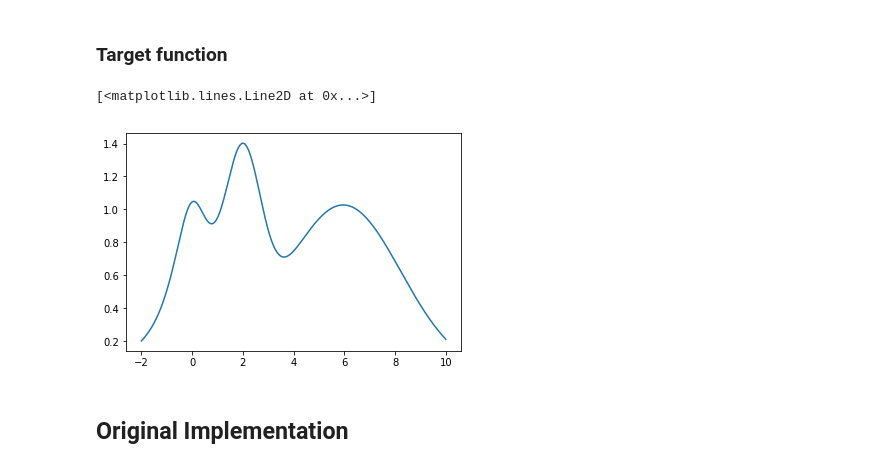
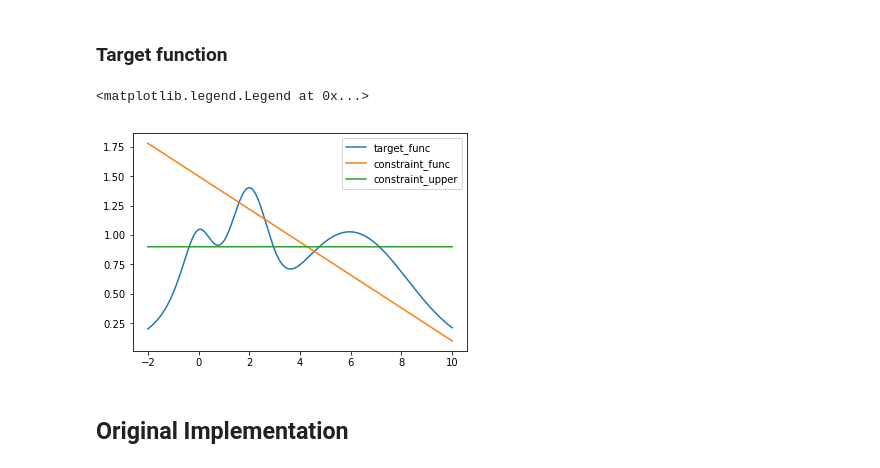
Before and after one commit to Hyperpilotio/analyzer, a Jupyter notebook: analyzer/acquisition_comparison.ipynb, the cells around one changed output. Drawn from its saved outputs; the diff is of its cells as text; code cells hidden in the pictures.

```diff
--- a/analyzer/acquisition_comparison.ipynb
+++ b/analyzer/acquisition_comparison.ipynb
@@ -53,12 +116,21 @@ def plot_gp(gp, x, y, util):
 # %%
 def target(x):
     return np.exp(-(x - 2)**2) + np.exp(-(x - 6)**2/10) + 1/ (x**2 + 1)
+
+def constraint_func(x):
+    return -0.14*x + 1.5
 # %%
 x = np.linspace(-2, 10, 10000).reshape(-1, 1)
 y = target(x)
 
-plt.plot(x, y)
+c = constraint_func(x)
+constraint_upper = 0.9
+
+plt.plot(x, y, label='target_func')
+plt.plot(x, c, label='constraint_func')
+plt.plot(x, [constraint_upper]*len(x), label='constraint_upper')
+plt.legend()
 # %% [output]
-[<matplotlib.lines.Line2D at 0x...>]
+<matplotlib.legend.Legend at 0x...>
-[figure, old version]
+[figure, new version]
 # %%
```
Also changed, not shown: parts of 12 cells of this notebook.
